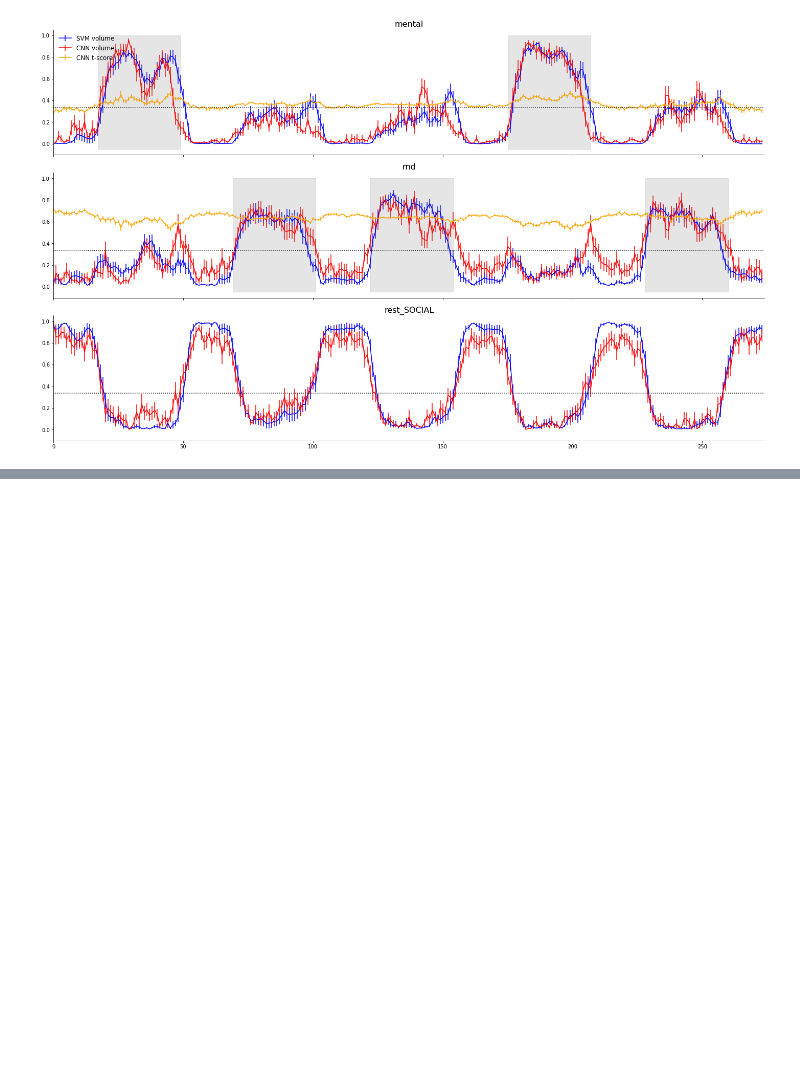
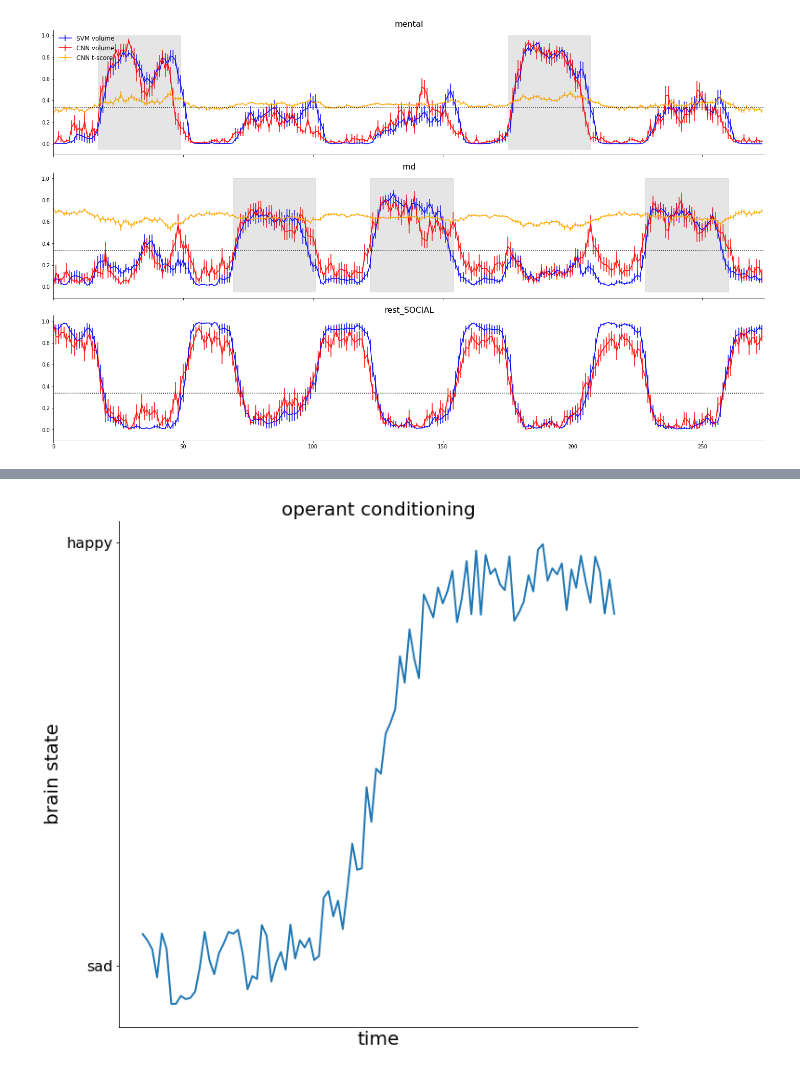
Before and after one commit to PhilippS893/thesis_code_and_analyses, a Jupyter notebook: 06_real-time_simulation/real-time_simulation.ipynb, the cells around one changed output, grey strips where cells are left out. Drawn from its saved outputs; the diff is of its cells as text; code cells hidden in the pictures; blank space fills up the shorter version.

```diff
--- a/06_real-time_simulation/real-time_simulation.ipynb
+++ b/06_real-time_simulation/real-time_simulation.ipynb
@@ -351,0 +403,16 @@ plt.savefig(f'figures/tc_{TASKID}_{PE}_w-rest.pdf' if with_rest else f'figures/t
+# %%
+x = np.linspace(-10, 10, 100)
+amp = [0.2, 0.3, 0.5, 0.75, 1]
+z = 1/(1 + np.exp(-x)) + np.random.rand(len(x))/5
+
+fig, ax = plt.subplots(figsize=(10, 10))
+ax.plot(x, z, linewidth=2)
+ax.set_xlabel("time")
+ax.set_ylabel("brain state")
+ax.set_yticks([.1, 1.2], ["sad", "happy"])
+ax.axes.get_xaxis().set_ticks([])
+ax.set_title("operant conditioning")
+ax.spines[["top", "right"]].set_visible(False)
+plt.savefig(f'figures/fmri_nf_sim.pdf', facecolor=fig.get_facecolor(), transparent=True)
+# %% [output]
+[figure, added]
```
Also changed, not shown: parts of 7 cells of this notebook, 3 other files.
